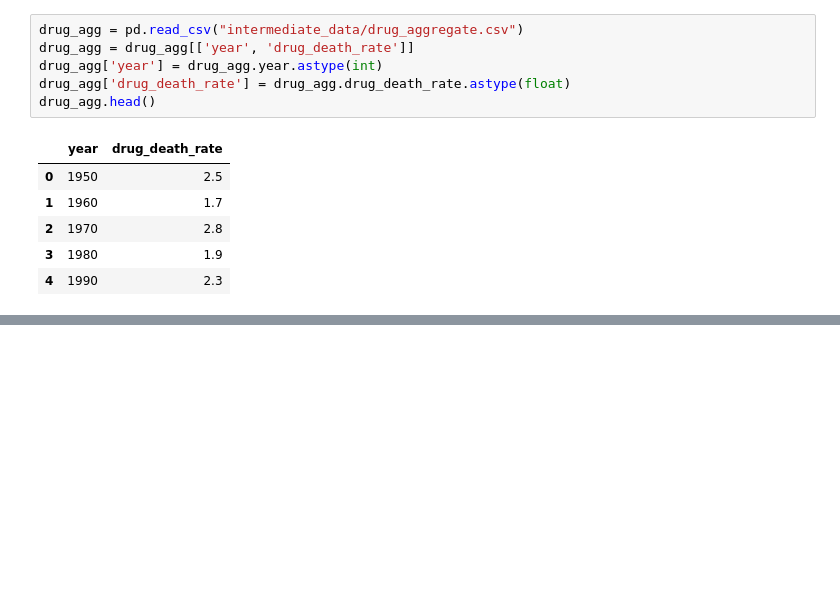
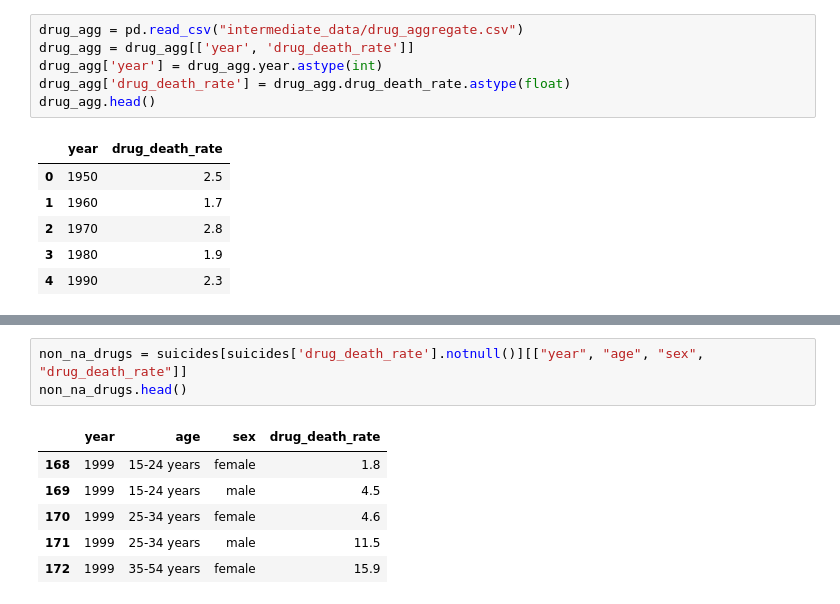
Before and after one commit to kanam12/ieor142finalproject, a Jupyter notebook: EDA_for_NAs.ipynb, the cells around one changed output, grey strips where cells are left out. Drawn from its saved outputs; the diff is of its cells as text; blank space fills up the shorter version.

```diff
--- a/EDA_for_NAs.ipynb
+++ b/EDA_for_NAs.ipynb
@@ -40 +56,11 @@ non_na_depression.head()
+# %%
+non_na_drugs = suicides[suicides['drug_death_rate'].notnull()][["year", "age", "sex", "drug_death_rate"]]
+non_na_drugs.head()
+# %% [output]
+|  | year | age | sex | drug_death_rate |
+| 168 | 1999 | 15-24 years | female | 1.8 |
+| 169 | 1999 | 15-24 years | male | 4.5 |
+| 170 | 1999 | 25-34 years | female | 4.6 |
+| 171 | 1999 | 25-34 years | male | 11.5 |
+| 172 | 1999 | 35-54 years | female | 15.9 |
 # %%
```
Also changed, not shown: parts of 5 cells of this notebook.
